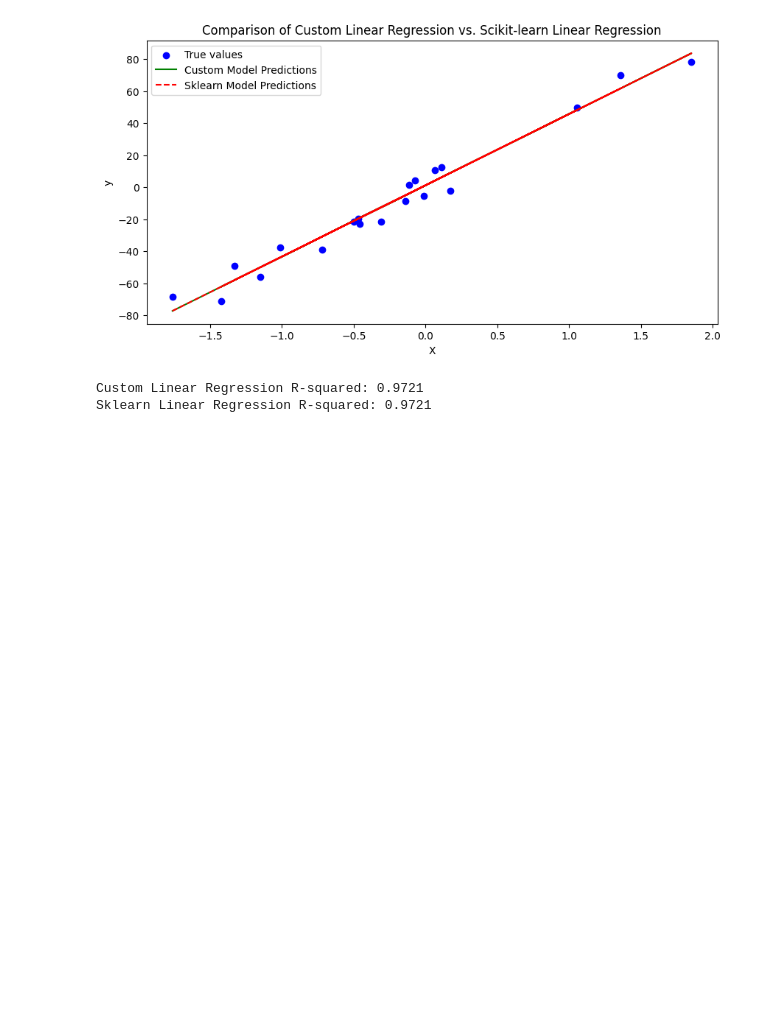
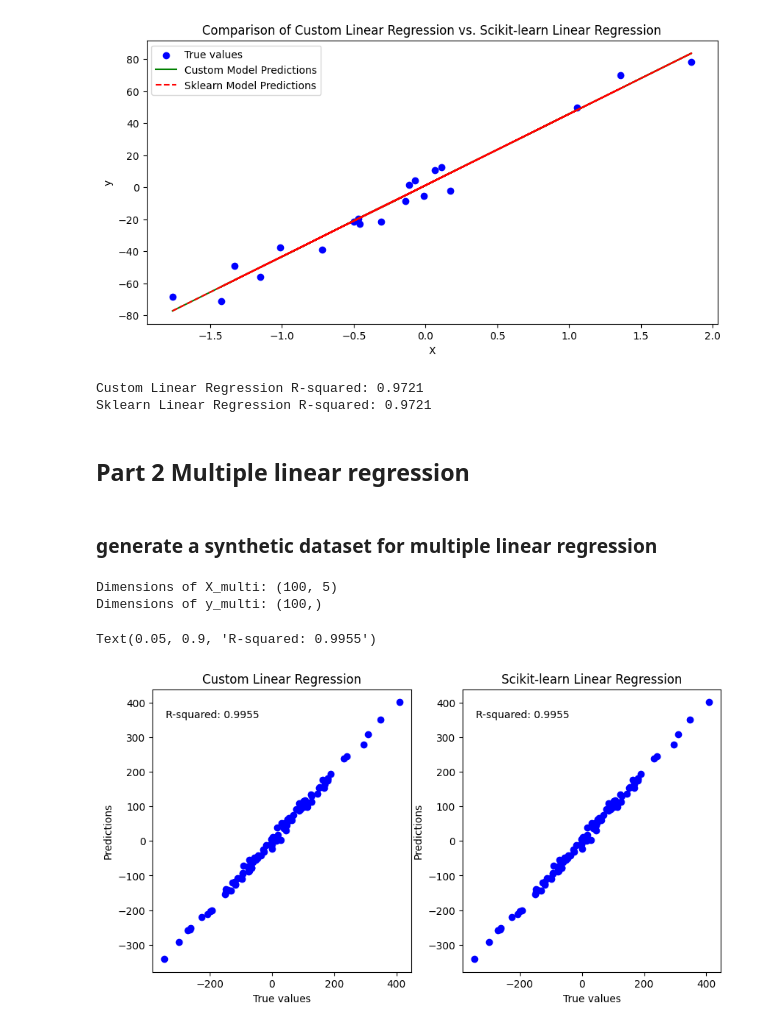
Before and after one commit to JackieUltra/Workshop-3-LinearModels_GD, a Jupyter notebook: LR_Comparison_Custom_vs_Sklearn.ipynb, the cells around one changed output. Cells and saved outputs as stored; diff of their text form; code cells hidden in the pictures; blank space fills up the shorter version.

```diff
--- a/LR_Comparison_Custom_vs_Sklearn.ipynb
+++ b/LR_Comparison_Custom_vs_Sklearn.ipynb
@@ -68,3 +76,45 @@ print(f"Sklearn Linear Regression R-squared: {r2_sklearn:.4f}")
 [figure]
 Custom Linear Regression R-squared: 0.9721
 Sklearn Linear Regression R-squared: 0.9721
+# %% [markdown]
+## Part 2 Multiple linear regression
+# %% [markdown]
+### generate a synthetic dataset for multiple linear regression
+# %%
+X_multi, y_multi = make_regression(n_samples=100, n_features=5, noise=10, random_state=42)
+print("Dimensions of X_multi:", X_multi.shape)
+print("Dimensions of y_multi:", y_multi.shape)
+# %% [output]
+Dimensions of X_multi: (100, 5)
+Dimensions of y_multi: (100,)
+# %%
+### Custom Linear Regression for multiple features
+custom_lr_multi = LinearRegression()
+custom_lr_multi.fit(X_multi, y_multi)
+y_pred_custom_multi = custom_lr_multi.predict(X_multi)
+r2_custom_multi = custom_lr_multi.Rsquared(X_multi, y_multi)
+# %%
+### Scikit-learn Linear Regression for multiple features
+sklearn_lr_multi = SklearnLinearRegression()
+sklearn_lr_multi.fit(X_multi, y_multi)
+y_pred_sklearn_multi = sklearn_lr_multi.predict(X_multi)
+r2_sklearn_multi = r2_score(y_multi, y_pred_sklearn_multi)
+# %%
+# Plot the predictions and ground truth values as a scatter plot for both models
+plt.figure(figsize=(10, 5))
+fig1 = plt.subplot(1, 2, 1)
+fig1.scatter(y_multi, y_pred_custom_multi, color='blue')
+fig1.set_title("Custom Linear Regression")
+fig1.set_xlabel("True values")
+fig1.set_ylabel("Predictions")
+fig1.annotate(f"R-squared: {r2_custom_multi:.4f}", xy=(0.05, 0.9), xycoords='axes fraction')
+
+fig2 = plt.subplot(1, 2, 2)
+fig2.scatter(y_multi, y_pred_sklearn_multi, color='blue')
+fig2.set_title("Scikit-learn Linear Regression")
+fig2.set_xlabel("True values")
+fig2.set_ylabel("Predictions")
+fig2.annotate(f"R-squared: {r2_sklearn_multi:.4f}", xy=(0.05, 0.9), xycoords='axes fraction')
+# %% [output]
+Text(0.05, 0.9, 'R-squared: 0.9955')
+[figure, added]
```
Also changed, not shown: parts of 9 cells of this notebook.
